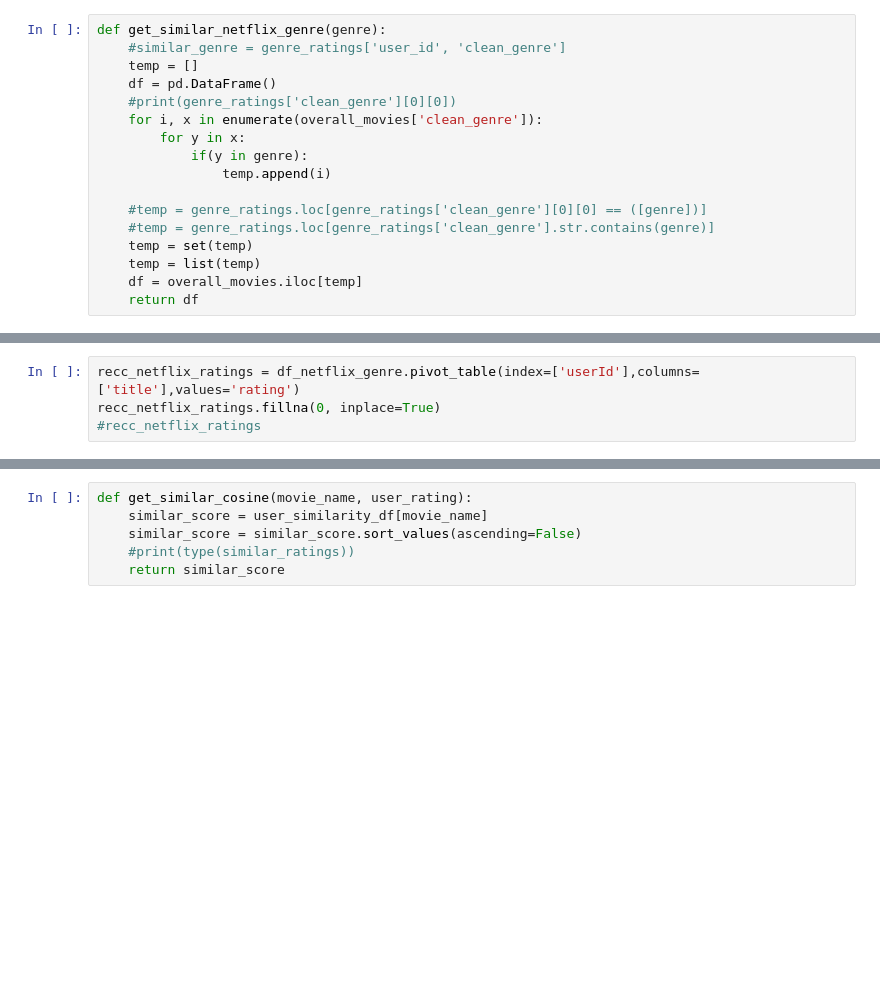
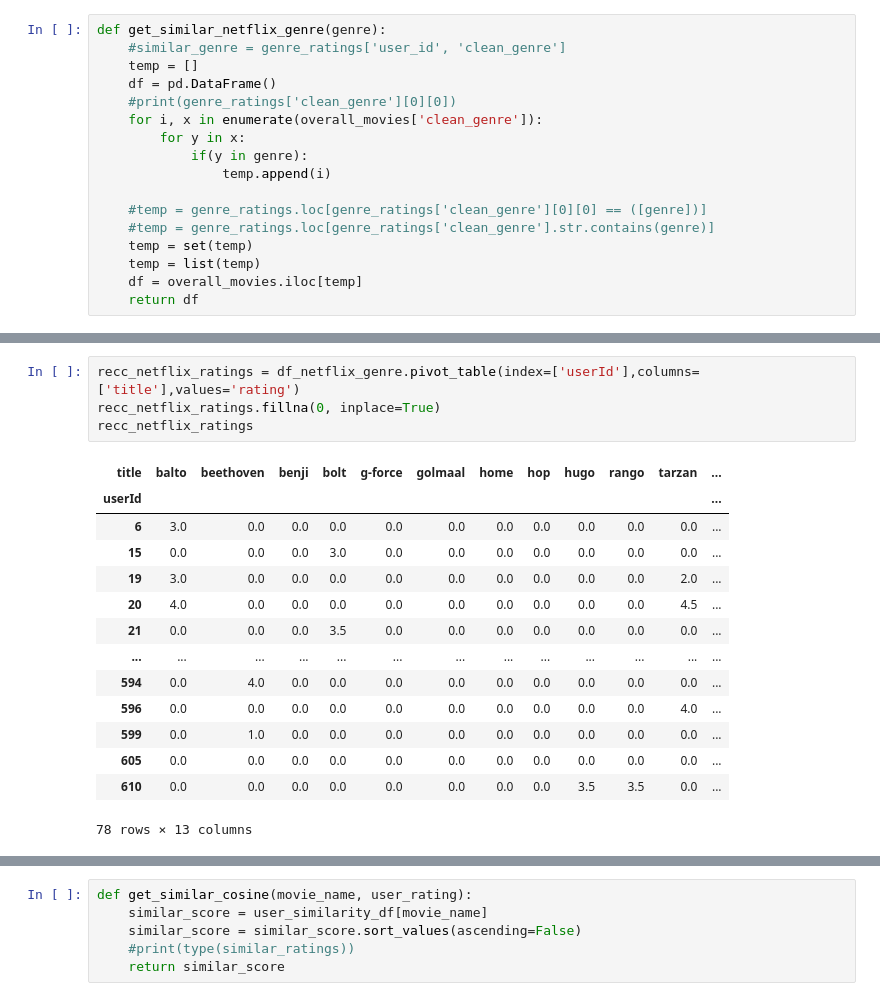
Before and after one commit to erictan23/RecommenderSystem, a Jupyter notebook: Collaborative Filtering.ipynb, the cells around one changed output, grey strips where cells are left out. Drawn from its saved outputs; the diff is of its cells as text; blank space fills up the shorter version.

```diff
--- a/Collaborative Filtering.ipynb
+++ b/Collaborative Filtering.ipynb
@@ -155,7 +374,22 @@ df_netflix_genre = get_similar_netflix_genre(["children"])
 # %%
 recc_netflix_ratings = df_netflix_genre.pivot_table(index=['userId'],columns=['title'],values='rating')
 recc_netflix_ratings.fillna(0, inplace=True)
-#recc_netflix_ratings
+recc_netflix_ratings
+# %% [output]
+| title | balto | beethoven | benji | bolt | g-force | golmaal | home | hop | hugo | rango | tarzan | ... |
+| userId |  |  |  |  |  |  |  |  |  |  |  | ... |
+| 6 | 3.0 | 0.0 | 0.0 | 0.0 | 0.0 | 0.0 | 0.0 | 0.0 | 0.0 | 0.0 | 0.0 | ... |
+| 15 | 0.0 | 0.0 | 0.0 | 3.0 | 0.0 | 0.0 | 0.0 | 0.0 | 0.0 | 0.0 | 0.0 | ... |
+| 19 | 3.0 | 0.0 | 0.0 | 0.0 | 0.0 | 0.0 | 0.0 | 0.0 | 0.0 | 0.0 | 2.0 | ... |
+| 20 | 4.0 | 0.0 | 0.0 | 0.0 | 0.0 | 0.0 | 0.0 | 0.0 | 0.0 | 0.0 | 4.5 | ... |
+| 21 | 0.0 | 0.0 | 0.0 | 3.5 | 0.0 | 0.0 | 0.0 | 0.0 | 0.0 | 0.0 | 0.0 | ... |
+| ... | ... | ... | ... | ... | ... | ... | ... | ... | ... | ... | ... | ... |
+| 594 | 0.0 | 4.0 | 0.0 | 0.0 | 0.0 | 0.0 | 0.0 | 0.0 | 0.0 | 0.0 | 0.0 | ... |
+| 596 | 0.0 | 0.0 | 0.0 | 0.0 | 0.0 | 0.0 | 0.0 | 0.0 | 0.0 | 0.0 | 4.0 | ... |
+| 599 | 0.0 | 1.0 | 0.0 | 0.0 | 0.0 | 0.0 | 0.0 | 0.0 | 0.0 | 0.0 | 0.0 | ... |
+| 605 | 0.0 | 0.0 | 0.0 | 0.0 | 0.0 | 0.0 | 0.0 | 0.0 | 0.0 | 0.0 | 0.0 | ... |
+| 610 | 0.0 | 0.0 | 0.0 | 0.0 | 0.0 | 0.0 | 0.0 | 0.0 | 3.5 | 3.5 | 0.0 | ... |
+78 rows × 13 columns
 # %%
 recc_netflix_columns = recc_netflix_ratings.sum(axis=0).sort_values(ascending=False)
 #recc_columns = recc_ratings.pivot_table(columns=[''])
```
Also changed, not shown: parts of 54 cells of this notebook.
